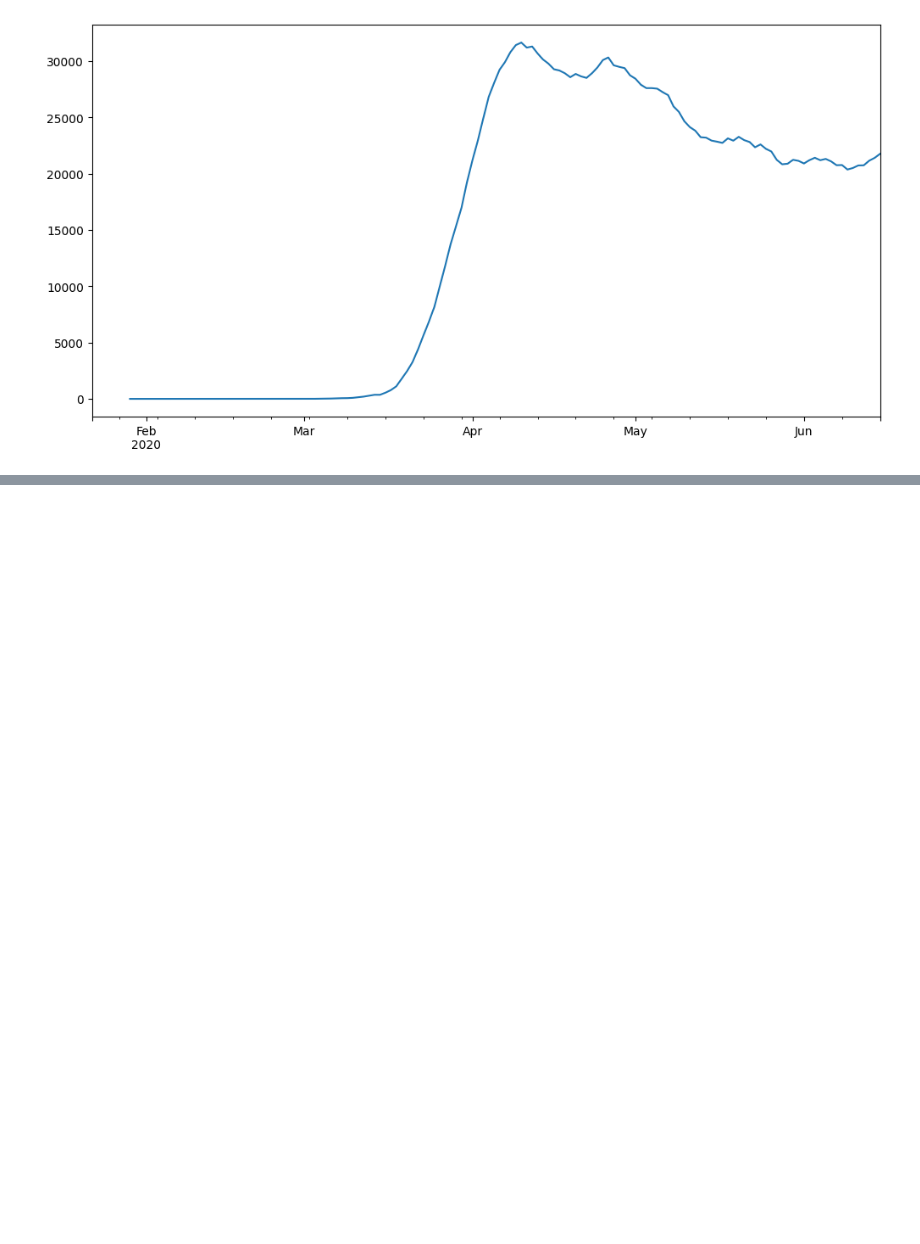
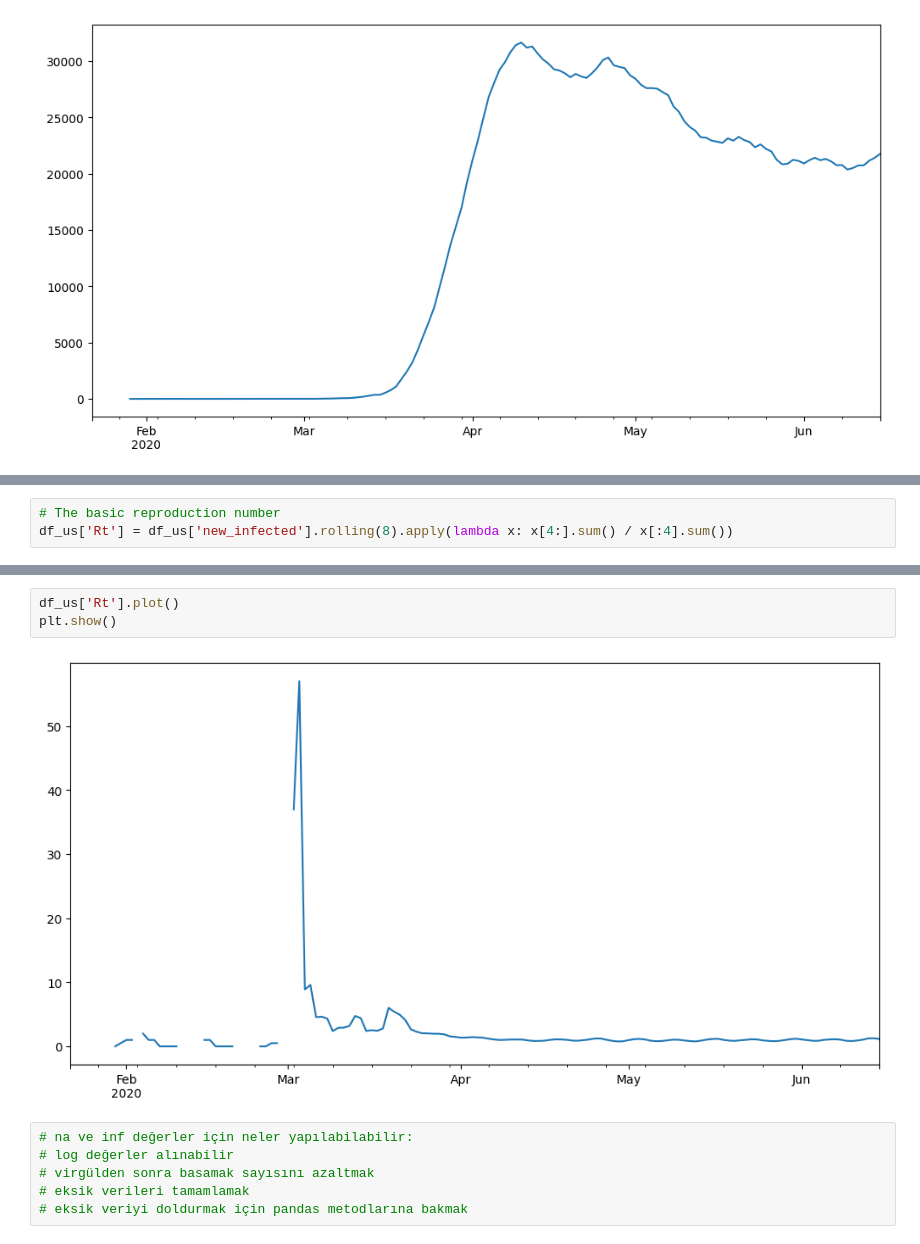
Before and after one commit to Ada-Lovelace-Akademi/data-science, a Jupyter notebook: exercises/week-2-exercise.ipynb, the cells around one changed output, grey strips where cells are left out. Cells and saved outputs as stored; diff of their text form; blank space fills up the shorter version.

```diff
--- a/exercises/week-2-exercise.ipynb
+++ b/exercises/week-2-exercise.ipynb
@@ -372,0 +453,3 @@ plt.show()
+# %%
+# The basic reproduction number
+df_us['Rt'] = df_us['new_infected'].rolling(8).apply(lambda x: x[4:].sum() / x[:4].sum())
@@ -372,0 +472,11 @@ plt.show()
+# %%
+df_us['Rt'].plot()
+plt.show()
+# %% [output]
+[figure, added]
+# %%
+# na ve inf değerler için neler yapılabilabilir:
+# log değerler alınabilir
+# virgülden sonra basamak sayısını azaltmak
+# eksik verileri tamamlamak
+# eksik veriyi doldurmak için pandas metodlarına bakmak
```
Also changed, not shown: parts of 12 cells of this notebook.
